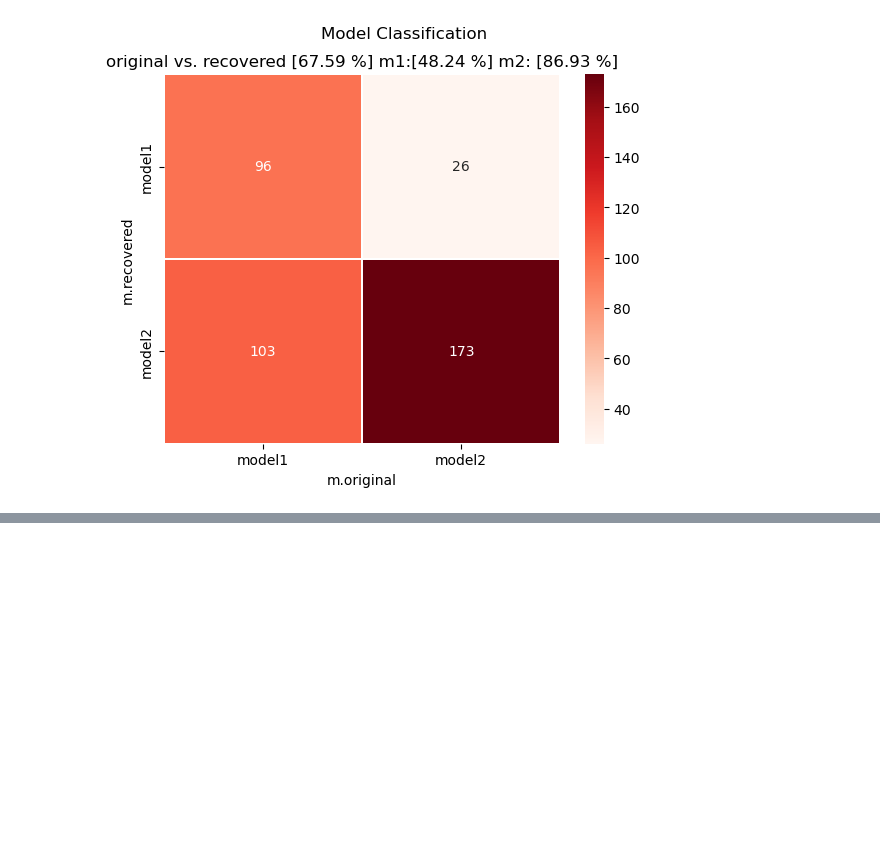
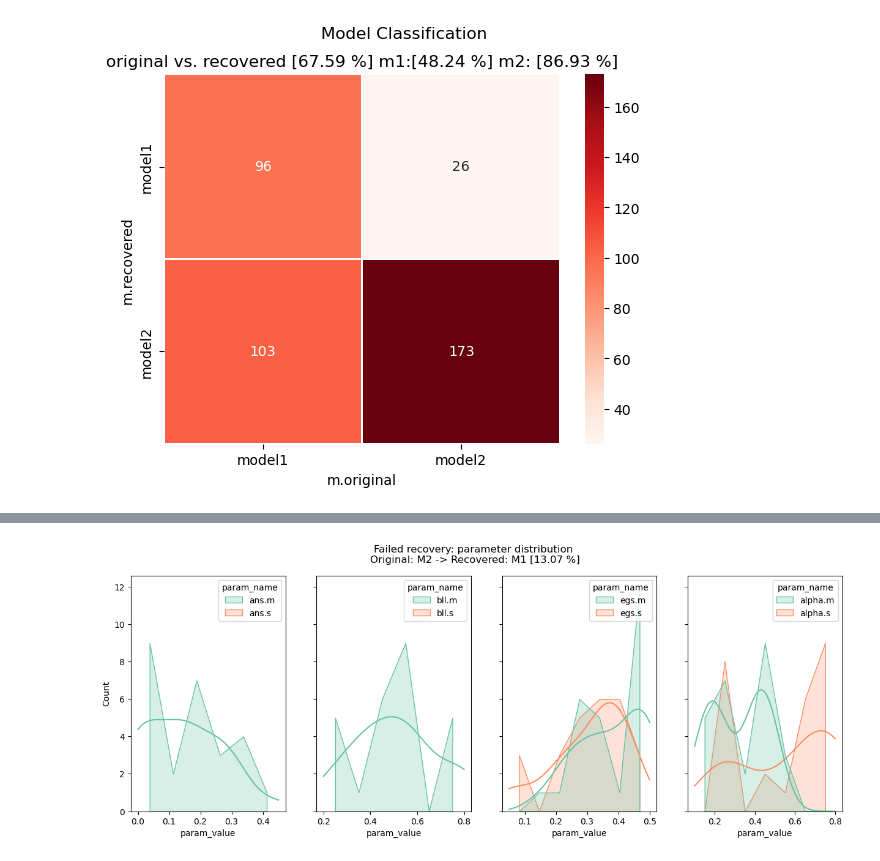
Before and after one commit to yangyuxue2333/RLvIBL-Re, a Jupyter notebook: analysis/analysis_param_recovery_best2.ipynb, the cells around one changed output, grey strips where cells are left out. Saved outputs shown, nothing was run; the diff lists cells and outputs as text; code cells hidden in the pictures; blank space fills up the shorter version.

```diff
--- a/analysis/analysis_param_recovery_best2.ipynb
+++ b/analysis/analysis_param_recovery_best2.ipynb
@@ -118,0 +158,4 @@ plt.show()
+# %%
+dfb_list = reshape_bad_recovery(dfb[dfb['m.original']=='model2'], subtitle='Original: M2 -> Recovered: M1 [%.2f %%]' % (100*dfsame.loc[('model2', 'model1')].values[0]))
+# %% [output]
+[figure, added]
```
Also changed, not shown: parts of 5 cells of this notebook, 1 other file.
